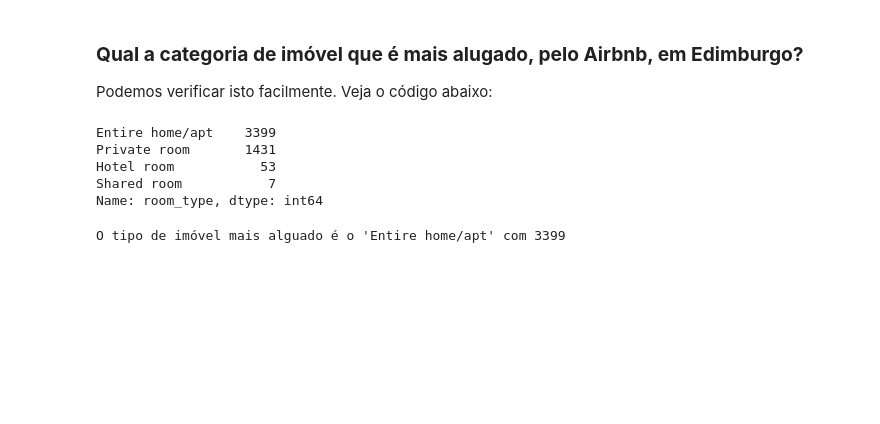
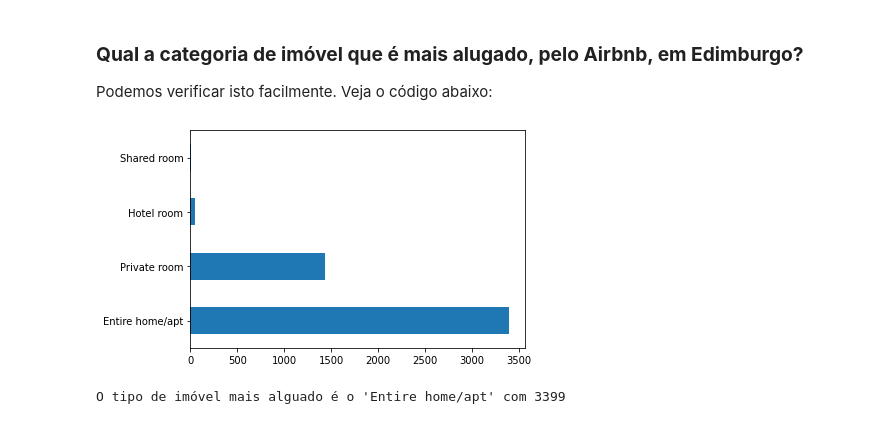
Before and after one commit to eubrunoosouza/Airbnb_DS_project, a Jupyter notebook: PROJETO_AIRBNB_EDIMBURGO.ipynb, the cells around one changed output. Drawn from its saved outputs; the diff is of its cells as text; code cells hidden in the pictures; blank space fills up the shorter version.

```diff
--- a/PROJETO_AIRBNB_EDIMBURGO.ipynb
+++ b/PROJETO_AIRBNB_EDIMBURGO.ipynb
@@ -504,13 +523,9 @@ Podemos verificar isto facilmente. Veja o código abaixo:
 # %%
 # qual tipo de imóvel é o mais alugado?
 
-df_clean.room_type.value_counts()
+df_clean.room_type.value_counts().plot(kind='barh');
 # %% [output]
-Entire home/apt    3399
-Private room       1431
-Hotel room           53
-Shared room           7
-Name: room_type, dtype: int64
+[figure, added]
 # %%
 # mostrar a quantidade de cada tipo de imóvel disponível
 
```
Also changed, not shown: parts of 6 cells of this notebook.
